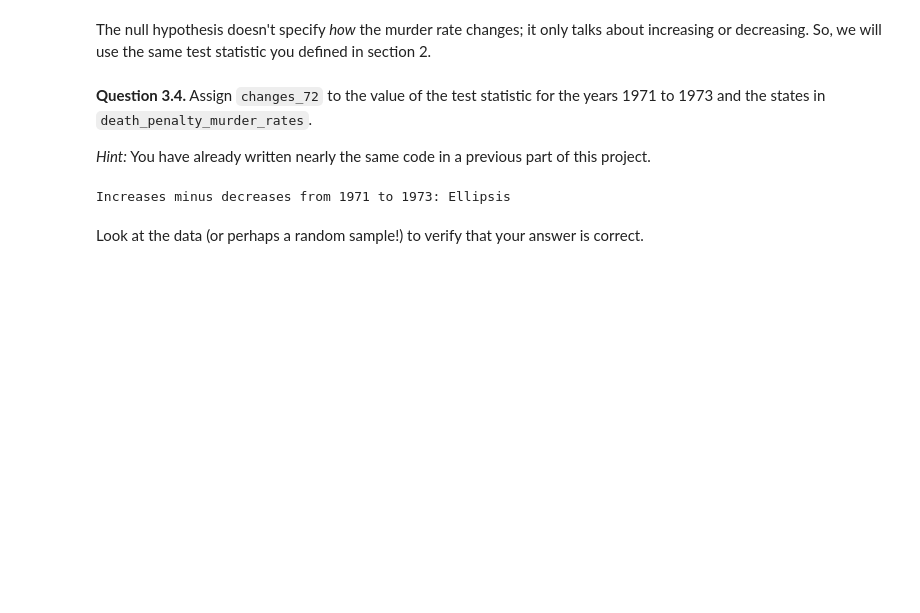
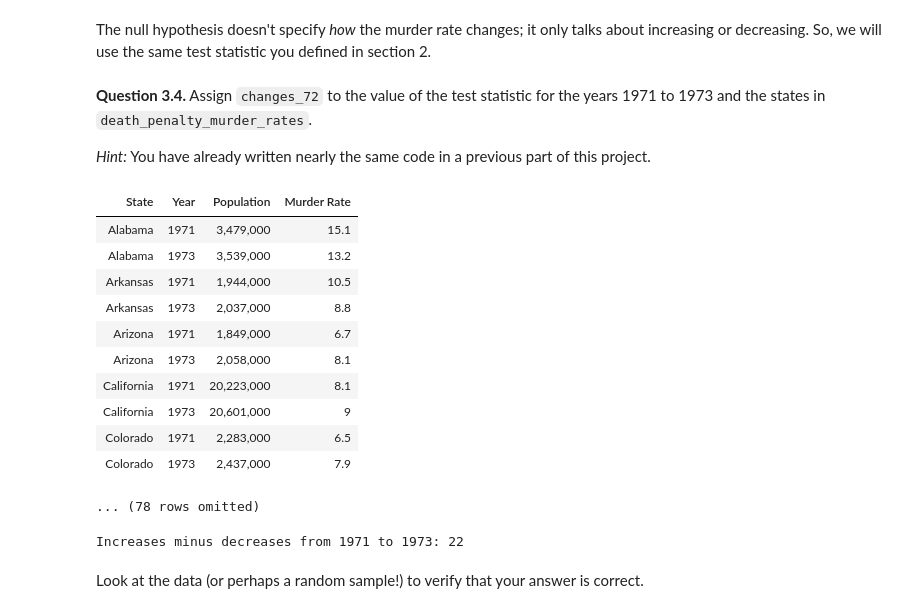
Before and after one commit to bxu22/DS151-Project, a Jupyter notebook: project_1sthalf.ipynb, the cells around one changed output. Cells and saved outputs as stored; diff of their text form; code cells hidden in the pictures; blank space fills up the shorter version.

```diff
--- a/project_1sthalf.ipynb
+++ b/project_1sthalf.ipynb
@@ -371,13 +379,39 @@ The null hypothesis doesn't specify *how* the murder rate changes; it only talks
 **Question 3.4.** Assign `changes_72` to the value of the test statistic for the years 1971 to 1973 and the states in `death_penalty_murder_rates`.
 
 *Hint:* You have already written nearly the same code in a previous part of this project.
+# %%
+a = death_penalty_murder_rates.where('Year', are.contained_in(make_array(1971, 1973)))
+a
+# %% [output]
+| State | Year | Population | Murder Rate |
+| Alabama | 1971 | 3,479,000 | 15.1 |
+| Alabama | 1973 | 3,539,000 | 13.2 |
+| Arkansas | 1971 | 1,944,000 | 10.5 |
+| Arkansas | 1973 | 2,037,000 | 8.8 |
+| Arizona | 1971 | 1,849,000 | 6.7 |
+| Arizona | 1973 | 2,058,000 | 8.1 |
+| California | 1971 | 20,223,000 | 8.1 |
+| California | 1973 | 20,601,000 | 9 |
+| Colorado | 1971 | 2,283,000 | 6.5 |
+| Colorado | 1973 | 2,437,000 | 7.9 |
+... (78 rows omitted)
 # %%
 # The staff solution took 5 lines of code.
-test_stat_72 = ...
+death_pentalty_1971_and_1973 = death_penalty_murder_rates.where('Year', are.contained_in(make_array(1971, 1973)))
+result = 0
+for i in np.arange(len(states_with_death_penalties)):
+    state = states_with_death_penalties.item(i)
+    diff = np.diff(death_pentalty_1971_and_1973.where('State', state).column('Murder Rate'))
+    if diff > 0:
+        result += 1
+    elif diff < 0:
+        result -= 1
+
+test_stat_72 = result
 
 print('Increases minus decreases from 1971 to 1973:', test_stat_72)
 # %% [output]
-Increases minus decreases from 1971 to 1973: Ellipsis
+Increases minus decreases from 1971 to 1973: 22
 # %% [markdown]
 Look at the data (or perhaps a random sample!) to verify that your answer is correct.
 # %% [markdown]
```
Also changed, not shown: parts of 31 cells of this notebook.
